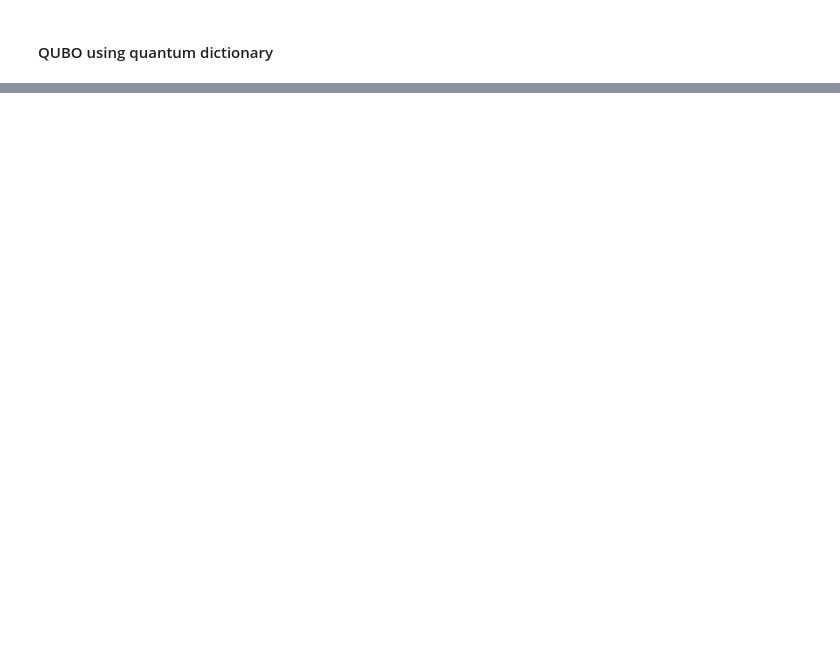
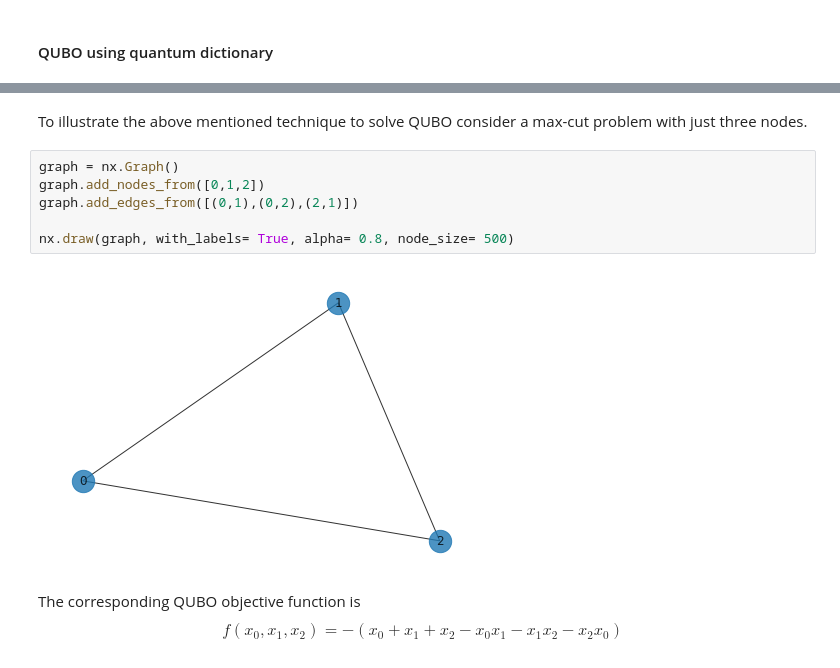
Before and after one commit to speQtrum/QulabsWorkspace-Rajarshi, a Jupyter notebook: QuantumDictionary.ipynb, the cells around one changed output, grey strips where cells are left out. Cells and saved outputs as stored; diff of their text form; blank space fills up the shorter version.

```diff
--- a/QuantumDictionary.ipynb
+++ b/QuantumDictionary.ipynb
@@ -294,0 +351,14 @@ $$
+# %% [markdown]
+To illustrate the above mentioned technique to solve QUBO consider a max-cut problem with just three nodes.
+# %%
+graph = nx.Graph()
+graph.add_nodes_from([0,1,2])
+graph.add_edges_from([(0,1),(0,2),(2,1)])
+
+nx.draw(graph, with_labels= True, alpha= 0.8, node_size= 500)
+# %% [output]
+[figure, added]
+# %% [markdown]
+The corresponding QUBO objective function is
+$$  f(x_0, x_1, x_2) = -( x_0 + x_1 + x_2 - x_0 x_1 - x_1 x_2 - x_2 x_0 )
+$$
```
Also changed, not shown: parts of 27 cells of this notebook, 1 other file.
